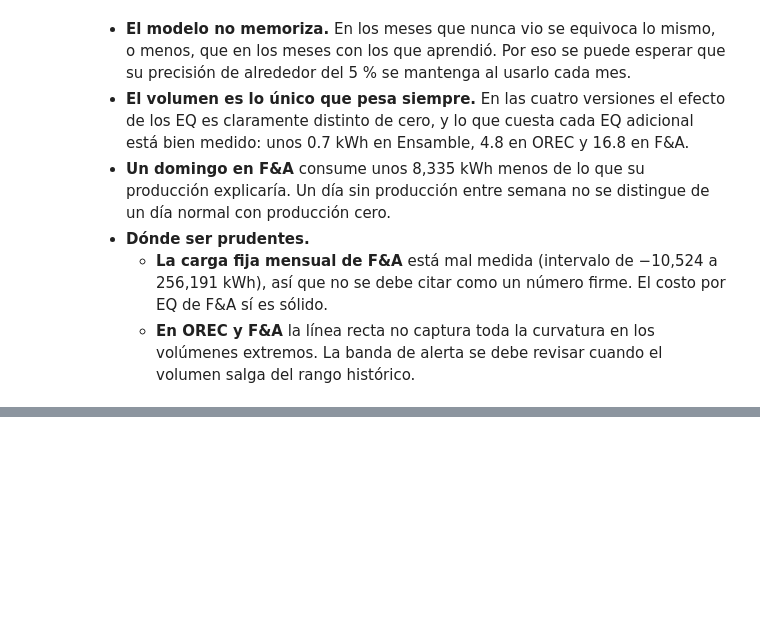
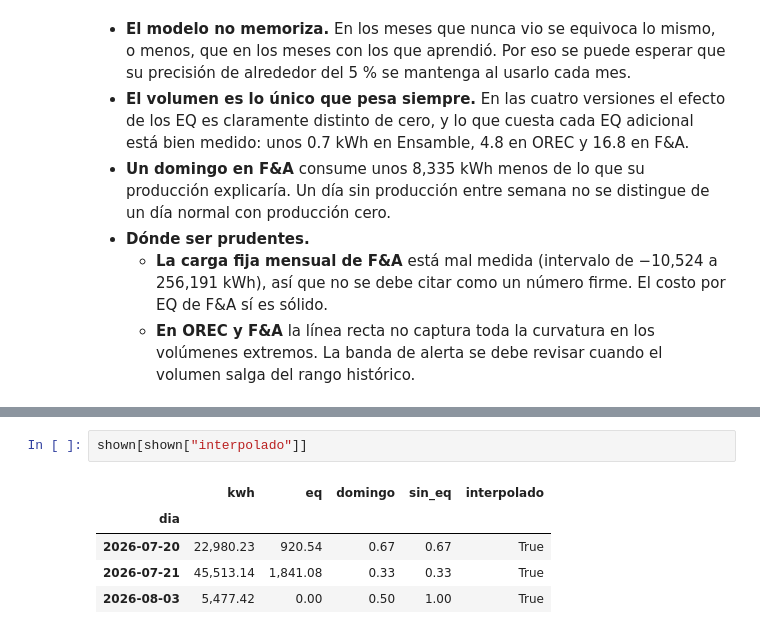
Before and after one commit to juanpablocarrillohortua/clarios_app, a Jupyter notebook: notebooks/further_search.ipynb, the cells around one changed output, grey strips where cells are left out. Saved outputs shown, nothing was run; the diff lists cells and outputs as text; blank space fills up the shorter version.

```diff
--- a/notebooks/further_search.ipynb
+++ b/notebooks/further_search.ipynb
@@ -2695,0 +2836,8 @@ plt.show()
+# %%
+shown[shown["interpolado"]]
+# %% [output]
+|  | kwh | eq | domingo | sin_eq | interpolado |
+| dia |  |  |  |  |  |
+| 2026-07-20 | 22,980.23 | 920.54 | 0.67 | 0.67 | True |
+| 2026-07-21 | 45,513.14 | 1,841.08 | 0.33 | 0.33 | True |
+| 2026-08-03 | 5,477.42 | 0.00 | 0.50 | 1.00 | True |
```
Also changed, not shown: parts of 6 cells of this notebook.
